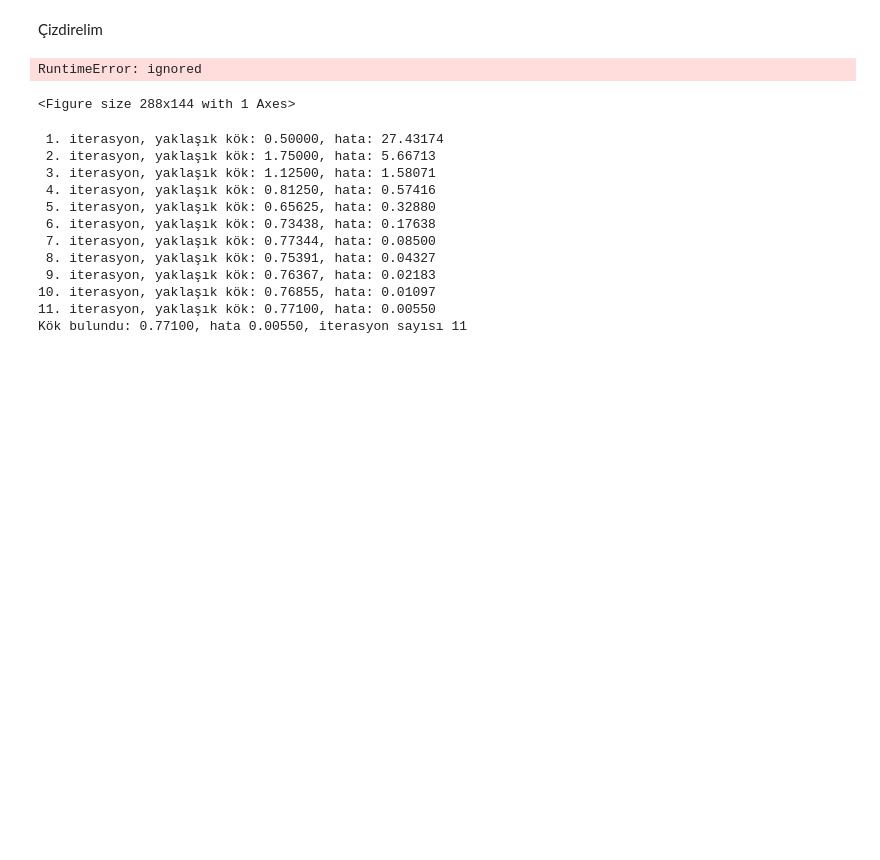
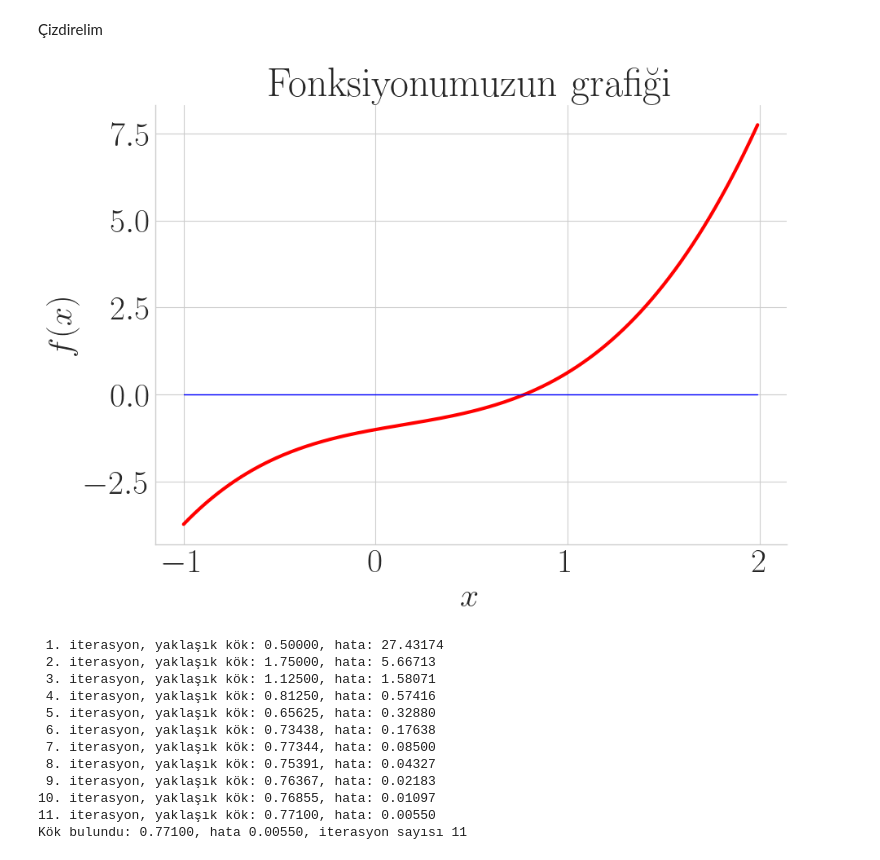
Before and after one commit to dagtekin-iuc-edu-tr/bimu2022-lab-session, a Jupyter notebook: bisection.ipynb, the cells around one changed output. Saved outputs shown, nothing was run; the diff lists cells and outputs as text; code cells hidden in the pictures; blank space fills up the shorter version.

```diff
--- a/bisection.ipynb
+++ b/bisection.ipynb
@@ -22,25 +22,24 @@ y  = f(x)
 y2 = 0*x
 # %%
 fig = plt.figure()
-fig.set_size_inches(4,2)
+fig.set_size_inches(10,7)
 ax = fig.add_subplot(1,1,1)
 ax.spines['right'].set_color('none')
 ax.spines['top'].set_color('none')
 ax.xaxis.set_ticks_position('bottom')
 ax.yaxis.set_ticks_position('left')
 
 plt.plot(x, y, "r", linewidth=3)
 plt.plot(x, y2, "b", linewidth=1)
 plt.xlabel('$x$')
 plt.ylabel('$f(x)$')
 plt.title('Fonksiyonumuzun grafiği')
 plt.style.use('seaborn-whitegrid')
 plt.rc('text', usetex=True)
-plt.rc('font', family='serif', size=40, weight='bold')
+plt.rc('font', family='serif', size=30, weight='bold')
 plt.show()
 # %% [output]
-RuntimeError: ignored
-<Figure size 288x144 with 1 Axes>
+[figure, added]
 # %%
 def my_bisection(xl, xh, e=0.1, max_iter=50):
   # f       : fonksiyonumuz
```
Also changed, not shown: 1 other file.
